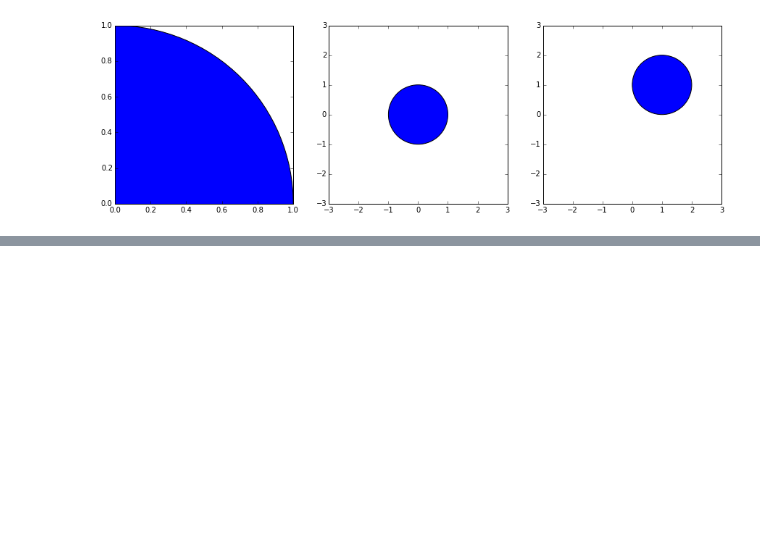
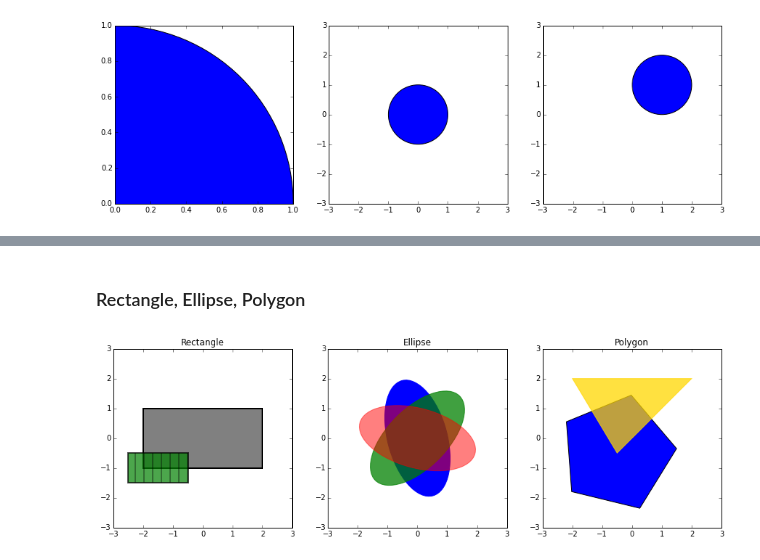
Before and after one commit to mmathioudakis/matplotlib_plot_examples, a Jupyter notebook: little_matplotlib_cookbook.ipynb, the cells around one changed output, grey strips where cells are left out. Saved outputs shown, nothing was run; the diff lists cells and outputs as text; code cells hidden in the pictures; blank space fills up the shorter version.

Commit message:
rectangle, ellipse, polygon examples

```diff
--- a/little_matplotlib_cookbook.ipynb
+++ b/little_matplotlib_cookbook.ipynb
@@ -564,0 +573,21 @@ _tmp = ax[2].axis('off')
+# %% [markdown]
+### Rectangle, Ellipse, Polygon
+# %%
+fig, ax = plt.subplots(1, 3, figsize = (15, 5))
+
+ax[0].set(title = "Rectangle", aspect = 1, xlim = (-3, 3), ylim = (-3, 3))
+_tmp = ax[0].add_patch(patches.Rectangle((-2, -1), 4, 2, fc = (0.5, 0.5, 0.5), linewidth = 2))
+_tmp = ax[0].add_patch(patches.Rectangle((-2.5, -1.5), 2, 1,
+                            fc = "green", alpha = 0.7, linewidth = 2, hatch = '|'))
+
+ax[1].set(title = "Ellipse", aspect = 1, xlim = (-3, 3), ylim = (-3, 3))
+_tmp = ax[1].add_patch(patches.Ellipse((0,0), 2, 4, 15, color = "blue"))
+_tmp = ax[1].add_patch(patches.Ellipse((0,0), 2, 4, 135, color = "green", alpha = 0.75))
+_tmp = ax[1].add_patch(patches.Ellipse((0,0), 2, 4, 255, color = "red", alpha = 0.5))
+
+ax[2].set(title = "Polygon", aspect = 1, xlim = (-3, 3), ylim = (-3, 3))
+_tmp = ax[2].add_patch(patches.RegularPolygon((-0.5,-0.5), 5, 2, 45))
+_tmp = ax[2].add_patch(patches.Polygon(np.array([[-0.5,-0.5], [-2,2], [2,2]]),
+                                      closed = True, alpha = 0.75, color = "gold"))
+# %% [output]
+[figure, added]
```
Also changed, not shown: parts of 3 cells of this notebook.
